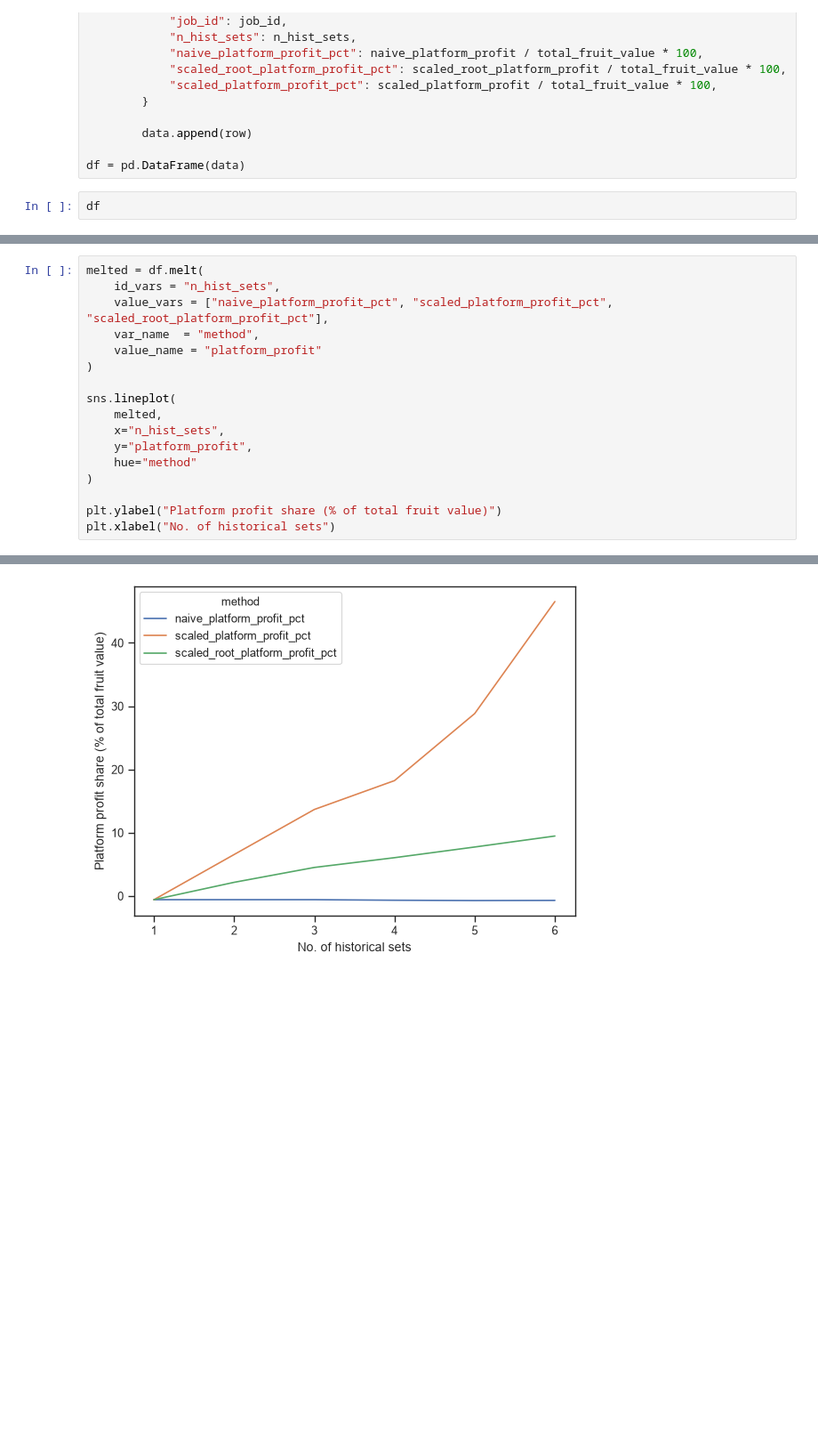
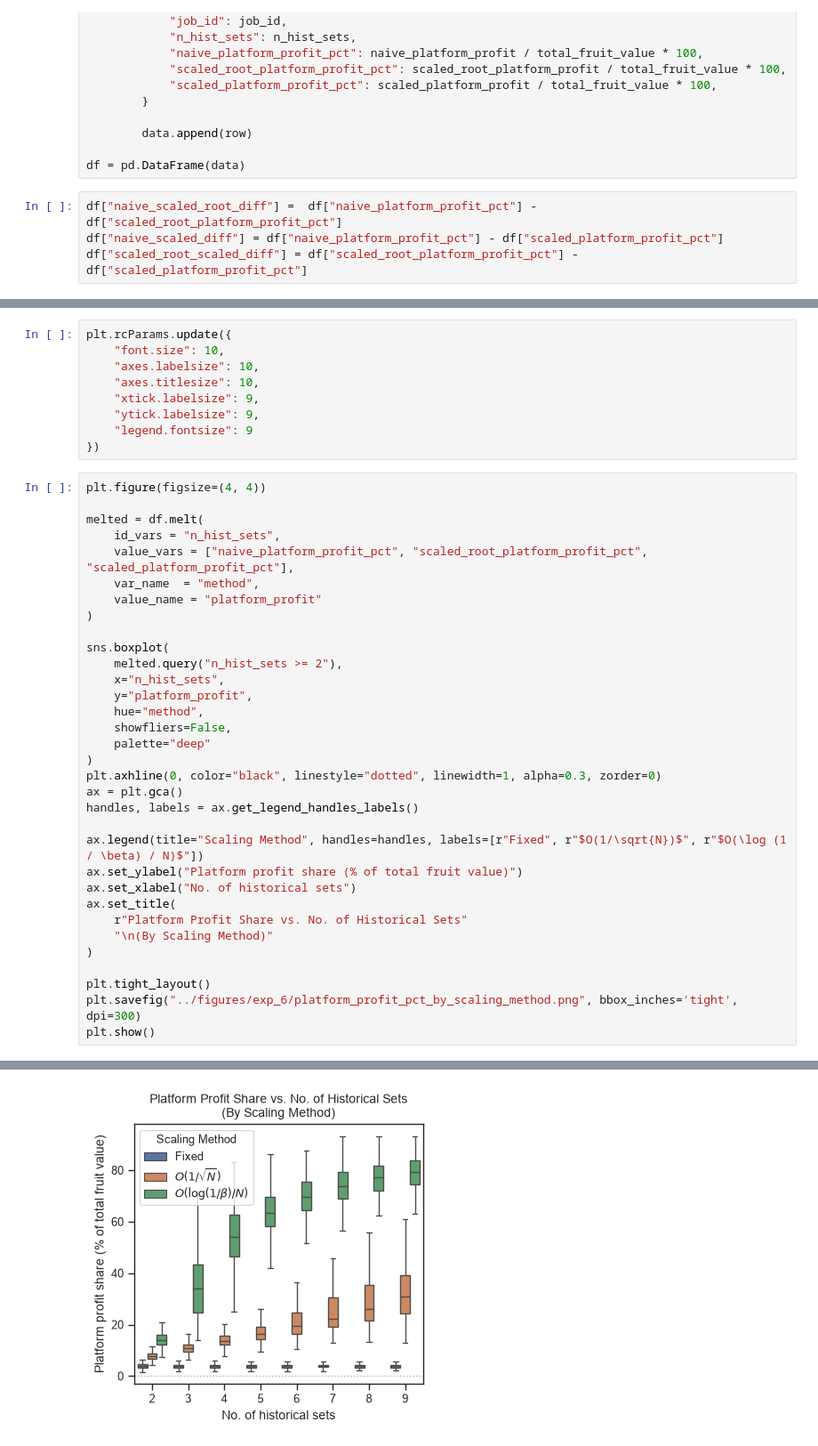
Before and after one commit to nachatjatu/StablePlatformMatching, a Jupyter notebook: notebooks/exp_6_results.ipynb, the cells around one changed output, grey strips where cells are left out. Shown at 89% size. Saved outputs shown, nothing was run; the diff lists cells and outputs as text; blank space fills up the shorter version.

```diff
--- a/notebooks/exp_6_results.ipynb
+++ b/notebooks/exp_6_results.ipynb
@@ -88,4 +88,6 @@ for file in all_jsons:
 
 df = pd.DataFrame(data)
 # %%
-df
+df["naive_scaled_root_diff"] =  df["naive_platform_profit_pct"] - df["scaled_root_platform_profit_pct"]
+df["naive_scaled_diff"] = df["naive_platform_profit_pct"] - df["scaled_platform_profit_pct"]
+df["scaled_root_scaled_diff"] = df["scaled_root_platform_profit_pct"] - df["scaled_platform_profit_pct"]
@@ -100,18 +106,43 @@ df
+# %%
+plt.rcParams.update({
+    "font.size": 10,
+    "axes.labelsize": 10,
+    "axes.titlesize": 10,
+    "xtick.labelsize": 9,
+    "ytick.labelsize": 9,
+    "legend.fontsize": 9
+})
 # %%
+plt.figure(figsize=(4, 4))
+
 melted = df.melt(
     id_vars = "n_hist_sets",
-    value_vars = ["naive_platform_profit_pct", "scaled_platform_profit_pct", "scaled_root_platform_profit_pct"],
+    value_vars = ["naive_platform_profit_pct", "scaled_root_platform_profit_pct", "scaled_platform_profit_pct"],
     var_name  = "method",
     value_name = "platform_profit"
 )
 
-sns.lineplot(
-    melted,
+sns.boxplot(
+    melted.query("n_hist_sets >= 2"),
     x="n_hist_sets",
     y="platform_profit",
-    hue="method"
+    hue="method",
+    showfliers=False,
+    palette="deep"
+)
+plt.axhline(0, color="black", linestyle="dotted", linewidth=1, alpha=0.3, zorder=0)
+ax = plt.gca()
+handles, labels = ax.get_legend_handles_labels()
+
+ax.legend(title="Scaling Method", handles=handles, labels=[r"Fixed", r"$O(1/\sqrt{N})$", r"$O(\log (1 / \beta) / N)$"])
+ax.set_ylabel("Platform profit share (% of total fruit value)")
+ax.set_xlabel("No. of historical sets")
+ax.set_title(
+    r"Platform Profit Share vs. No. of Historical Sets"
+    "\n(By Scaling Method)"
 )
 
-plt.ylabel("Platform profit share (% of total fruit value)")
-plt.xlabel("No. of historical sets")
+plt.tight_layout()
+plt.savefig("../figures/exp_6/platform_profit_pct_by_scaling_method.png", bbox_inches='tight', dpi=300)
+plt.show()
 # %% [output]
@@ -119 +149 @@ Text(0.5, 0, 'No. of historical sets')
-[figure, old version]
+[figure, new version]
```
Also changed, not shown: parts of 8 cells of this notebook, 24 other files.
